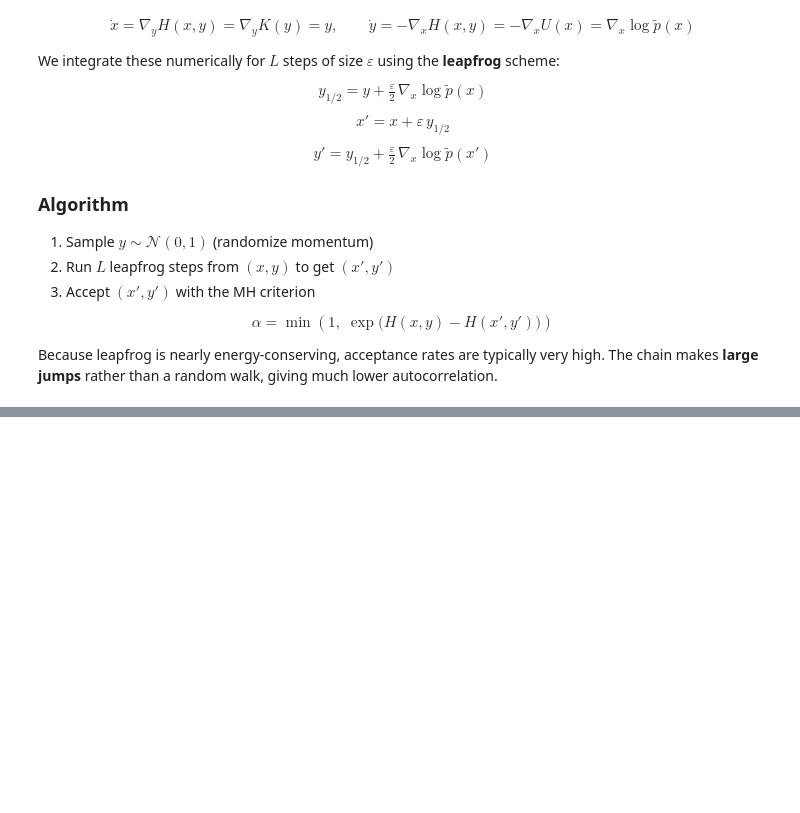
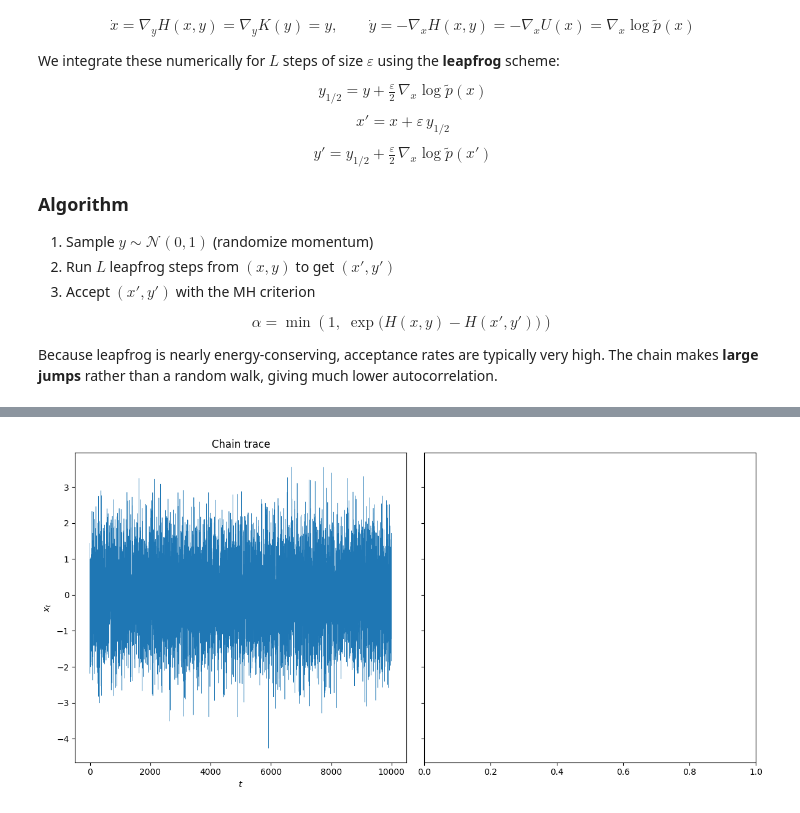
Before and after one commit to frekkoz3/Probabilistic-Machine-Learning, a Jupyter notebook: laboratories/8/08_mcmc_lab.ipynb, the cells around one changed output, grey strips where cells are left out. Drawn from its saved outputs; the diff is of its cells as text; code cells hidden in the pictures; blank space fills up the shorter version.

```diff
--- a/laboratories/8/08_mcmc_lab.ipynb
+++ b/laboratories/8/08_mcmc_lab.ipynb
@@ -285,0 +292,10 @@ plt.tight_layout(); plt.show()
+# %%
+
+fig, axes = plt.subplots(1, 2, figsize=(12, 6), sharey=True)
+axes[0].plot(m_chain, lw=0.4)
+axes[0].set_title("Chain trace")
+axes[0].set_xlabel("$t$"); axes[0].set_ylabel("$x_t$")
+
+plt.tight_layout(); plt.show()
+# %% [output]
+[figure, added]
```
Also changed, not shown: parts of 2 cells of this notebook.
